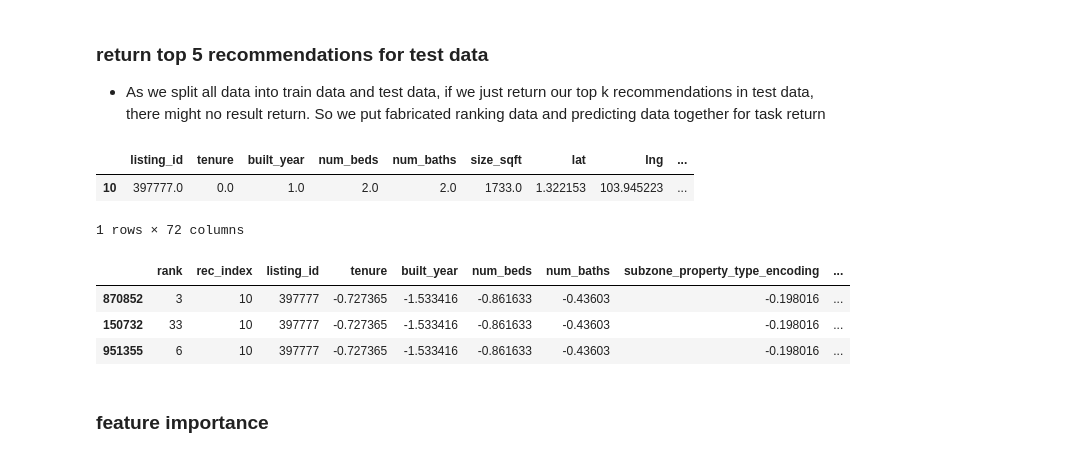
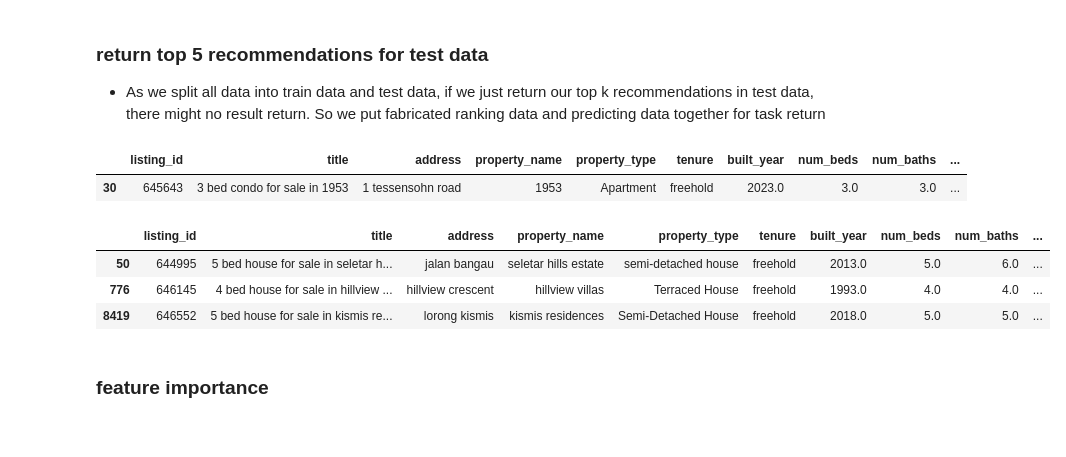
Before and after one commit to PigeonPhobia/no-bylan-regressor, a Jupyter notebook: Recommendation Engine.ipynb, the cells around one changed output. Cells and saved outputs as stored; diff of their text form; code cells hidden in the pictures.

```diff
--- a/Recommendation Engine.ipynb
+++ b/Recommendation Engine.ipynb
@@ -223,9 +223,9 @@ Did not meet early stopping. Best iteration is:
 # %% [markdown]
 ### make preditions for test data
 # %%
-df_rec_test = pd.DataFrame(df_rec_test)
-df_rec_test["predicted_ranking"] = gbm_model.predict(df_rec_test[train_cols])
-df_rec_test['predict_rank'] = df_rec_test.groupby('query_listing_id')['predicted_ranking'].rank(ascending=False)
-df_rec_test
+df_rec = pd.DataFrame(df_rank)
+df_rec["predicted_ranking"] = gbm_model.predict(df_rec[train_cols])
+df_rec['predict_rank'] = df_rec.groupby('query_listing_id')['predicted_ranking'].rank(ascending=False)
+df_rec.head(50)
 # %% [output]
 |  | rank | rec_index | listing_id | tenure | built_year | num_beds | num_baths | subzone_property_type_encoding | ... |
@@ -245,7 +249,7 @@ df_rec_test
 ### return top 5 recommendations for test data
 * As we split all data into train data and test data, if we just return our top k recommendations in test data, there might no result return. So we put fabricated ranking data and predicting data together for task return
 # %%
-def get_top_recommendations(data, listing_id, k) -> pd.DataFrame:
+def get_top_recommendations(data, query_listing_id, k) -> pd.DataFrame:
 
     #####################################################
     ## Initialize the required parameters
@@ -267,39 +271,43 @@ def get_top_recommendations(data, listing_id, k) -> pd.DataFrame:
 
     # Here, we just return the input row k times
     # Ideally, you recommendations will be much better
-    df_result = data[data['listing_id']==listing_id]
+    df_result = data[data['query_listing_id']==query_listing_id]
     df_result = df_result.sort_values(by="predict_rank", ascending=True)
 
     # Return the dataset with the k recommendations
     return df_result.iloc[:k]
+# %%
+pd.set_option('display.max_columns', None)
 # %%
 # Pick a row id of choice
-row_id = 10
-#row_id = 20
-#row_id = 30
-#row_id = 40
-#row_id = 50
+# row_id = 10
+# row_id = 20
+row_id = 30
+# row_id = 40
+# row_id = 50
 
-# Get the row from the dataframe (an valid row ids will throw an error)
-row = df.iloc[row_id]
+origin_data_file = 'data/train.csv'
+origin_data = load_data('data/train.csv')
+
+# Get the row from the dataframe (an invalid row ids will throw an error)
+row = origin_data.iloc[row_id]
 
 # Just for printing it nicely, we create a new dataframe from this single row
 pd.DataFrame([row])
 # %% [output]
-|  | listing_id | tenure | built_year | num_beds | num_baths | size_sqft | lat | lng | ... |
-| 10 | 397777.0 | 0.0 | 1.0 | 2.0 | 2.0 | 1733.0 | 1.322153 | 103.945223 | ... |
+|  | listing_id | title | address | property_name | property_type | tenure | built_year | num_beds | num_baths | ... |
+| 30 | 645643 | 3 bed condo for sale in 1953 | 1 tessensohn road | 1953 | Apartment | freehold | 2023.0 | 3.0 | 3.0 | ... |
-1 rows × 72 columns
 # %%
 k = 3
 
-df_recommendations = get_top_recommendations(df_rec_test, row['listing_id'], k=k)
+df_recommendations = get_top_recommendations(df_rec, row['listing_id'], k=k)
 
-df_recommendations.head()
+origin_data[origin_data['listing_id'].isin(df_recommendations.listing_id.to_list())]
 # %% [output]
-|  | rank | rec_index | listing_id | tenure | built_year | num_beds | num_baths | subzone_property_type_encoding | ... |
-| 870852 | 3 | 10 | 397777 | -0.727365 | -1.533416 | -0.861633 | -0.43603 | -0.198016 | ... |
-| 150732 | 33 | 10 | 397777 | -0.727365 | -1.533416 | -0.861633 | -0.43603 | -0.198016 | ... |
-| 951355 | 6 | 10 | 397777 | -0.727365 | -1.533416 | -0.861633 | -0.43603 | -0.198016 | ... |
+|  | listing_id | title | address | property_name | property_type | tenure | built_year | num_beds | num_baths | ... |
+| 50 | 644995 | 5 bed house for sale in seletar h... | jalan bangau | seletar hills estate | semi-detached house | freehold | 2013.0 | 5.0 | 6.0 | ... |
+| 776 | 646145 | 4 bed house for sale in hillview ... | hillview crescent | hillview villas | Terraced House | freehold | 1993.0 | 4.0 | 4.0 | ... |
+| 8419 | 646552 | 5 bed house for sale in kismis re... | lorong kismis | kismis residences | Semi-Detached House | freehold | 2018.0 | 5.0 | 5.0 | ... |
 # %% [markdown]
 ### feature importance
 # %%
```
Also changed, not shown: parts of 7 cells of this notebook, 2 other files.
